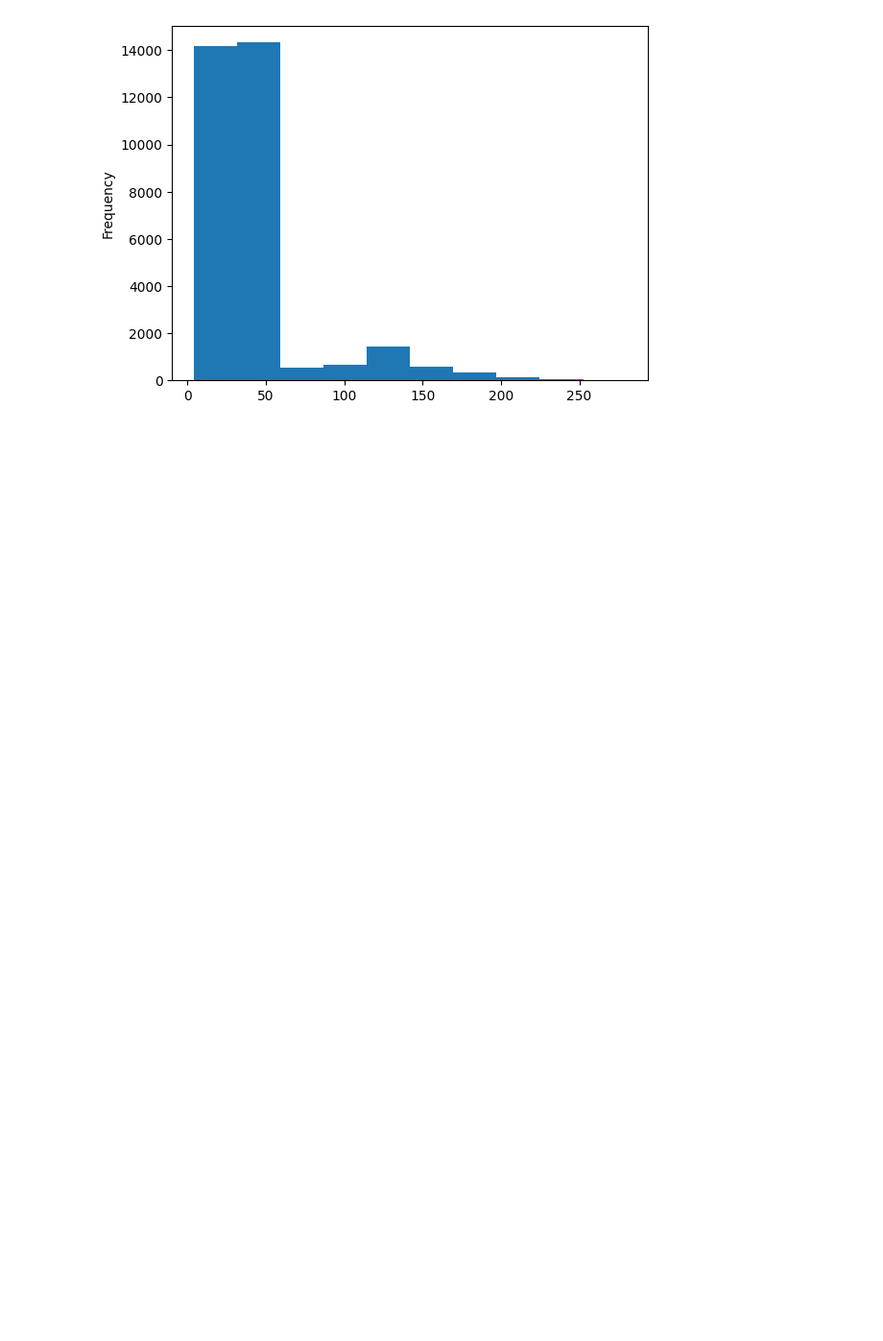
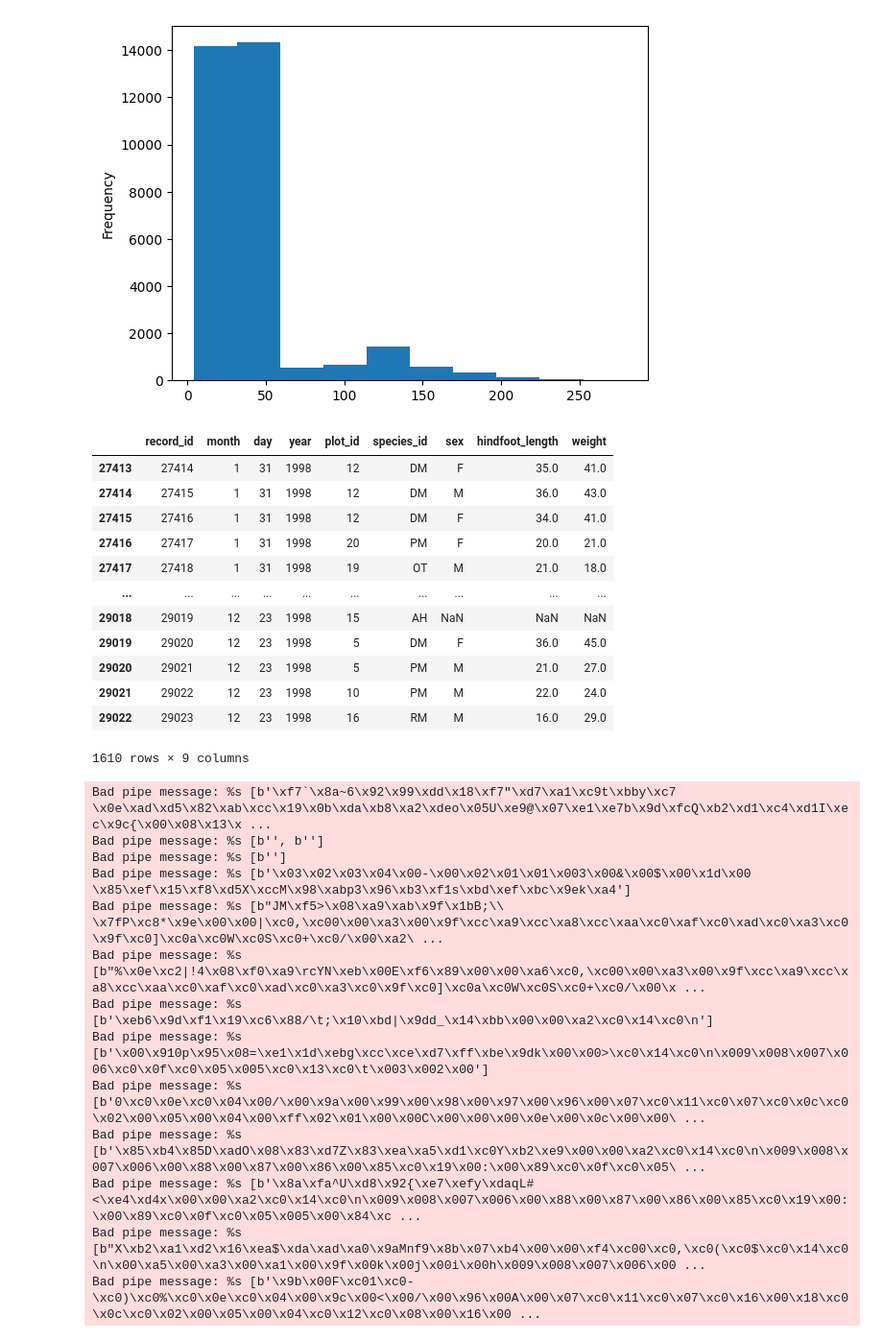
Before and after one commit to K-R-github/dimen-python-2023, a Jupyter notebook: Hello.ipynb, the cells around one changed output. Shown at 96% size. Cells and saved outputs as stored; diff of their text form; code cells hidden in the pictures; blank space fills up the shorter version.

```diff
--- a/Hello.ipynb
+++ b/Hello.ipynb
@@ -148,3 +149,32 @@ surveys_df["weight"].plot(kind="hist")
 plt.savefig("Figures/weights-barplot.png", dpi = 100)
 # %% [output]
 [figure]
+# %%
+(surveys_df["year"] == 1998) & (surveys_df["year"] == 1998)
+# %% [output]
+|  | record_id | month | day | year | plot_id | species_id | sex | hindfoot_length | weight |
+| 27413 | 27414 | 1 | 31 | 1998 | 12 | DM | F | 35.0 | 41.0 |
+| 27414 | 27415 | 1 | 31 | 1998 | 12 | DM | M | 36.0 | 43.0 |
+| 27415 | 27416 | 1 | 31 | 1998 | 12 | DM | F | 34.0 | 41.0 |
+| 27416 | 27417 | 1 | 31 | 1998 | 20 | PM | F | 20.0 | 21.0 |
+| 27417 | 27418 | 1 | 31 | 1998 | 19 | OT | M | 21.0 | 18.0 |
+| ... | ... | ... | ... | ... | ... | ... | ... | ... | ... |
+| 29018 | 29019 | 12 | 23 | 1998 | 15 | AH | NaN | NaN | NaN |
+| 29019 | 29020 | 12 | 23 | 1998 | 5 | DM | F | 36.0 | 45.0 |
+| 29020 | 29021 | 12 | 23 | 1998 | 5 | PM | M | 21.0 | 27.0 |
+| 29021 | 29022 | 12 | 23 | 1998 | 10 | PM | M | 22.0 | 24.0 |
+| 29022 | 29023 | 12 | 23 | 1998 | 16 | RM | M | 16.0 | 29.0 |
+1610 rows × 9 columns
+Bad pipe message: %s [b'\xf7`\x8a~6\x92\x99\xdd\x18\xf7"\xd7\xa1\xc9t\xbby\xc7 \x0e\xad\xd5\x82\xab\xcc\x19\x0b\xda\xb8\xa2\xdeo\x05U\xe9@\x07\xe1\xe7b\x9d\xfcQ\xb2\xd1\xc4\xd1I\xec\x9c{\x00\x08\x13\x ...
+Bad pipe message: %s [b'', b'']
+Bad pipe message: %s [b'']
+Bad pipe message: %s [b'\x03\x02\x03\x04\x00-\x00\x02\x01\x01\x003\x00&\x00$\x00\x1d\x00 \x85\xef\x15\xf8\xd5X\xccM\x98\xabp3\x96\xb3\xf1s\xbd\xef\xbc\x9ek\xa4']
+Bad pipe message: %s [b"JM\xf5>\x08\xa9\xab\x9f\x1bB;\\ \x7fP\xc8*\x9e\x00\x00|\xc0,\xc00\x00\xa3\x00\x9f\xcc\xa9\xcc\xa8\xcc\xaa\xc0\xaf\xc0\xad\xc0\xa3\xc0\x9f\xc0]\xc0a\xc0W\xc0S\xc0+\xc0/\x00\xa2\ ...
+Bad pipe message: %s [b"%\x0e\xc2|!4\x08\xf0\xa9\rcYN\xeb\x00E\xf6\x89\x00\x00\xa6\xc0,\xc00\x00\xa3\x00\x9f\xcc\xa9\xcc\xa8\xcc\xaa\xc0\xaf\xc0\xad\xc0\xa3\xc0\x9f\xc0]\xc0a\xc0W\xc0S\xc0+\xc0/\x00\x ...
+Bad pipe message: %s [b'\xeb6\x9d\xf1\x19\xc6\x88/\t;\x10\xbd|\x9dd_\x14\xbb\x00\x00\xa2\xc0\x14\xc0\n']
+Bad pipe message: %s [b'\x00\x910p\x95\x08=\xe1\x1d\xebg\xcc\xce\xd7\xff\xbe\x9dk\x00\x00>\xc0\x14\xc0\n\x009\x008\x007\x006\xc0\x0f\xc0\x05\x005\xc0\x13\xc0\t\x003\x002\x00']
+Bad pipe message: %s [b'0\xc0\x0e\xc0\x04\x00/\x00\x9a\x00\x99\x00\x98\x00\x97\x00\x96\x00\x07\xc0\x11\xc0\x07\xc0\x0c\xc0\x02\x00\x05\x00\x04\x00\xff\x02\x01\x00\x00C\x00\x00\x00\x0e\x00\x0c\x00\x00\ ...
+Bad pipe message: %s [b'\x85\xb4\x85D\xadO\x08\x83\xd7Z\x83\xea\xa5\xd1\xc0Y\xb2\xe9\x00\x00\xa2\xc0\x14\xc0\n\x009\x008\x007\x006\x00\x88\x00\x87\x00\x86\x00\x85\xc0\x19\x00:\x00\x89\xc0\x0f\xc0\x05\ ...
+Bad pipe message: %s [b'\x8a\xfa^U\xd8\x92{\xe7\xefy\xdaqL#<\xe4\xd4x\x00\x00\xa2\xc0\x14\xc0\n\x009\x008\x007\x006\x00\x88\x00\x87\x00\x86\x00\x85\xc0\x19\x00:\x00\x89\xc0\x0f\xc0\x05\x005\x00\x84\xc ...
+Bad pipe message: %s [b"X\xb2\xa1\xd2\x16\xea$\xda\xad\xa0\x9aMnf9\x8b\x07\xb4\x00\x00\xf4\xc00\xc0,\xc0(\xc0$\xc0\x14\xc0\n\x00\xa5\x00\xa3\x00\xa1\x00\x9f\x00k\x00j\x00i\x00h\x009\x008\x007\x006\x00 ...
+Bad pipe message: %s [b'\x9b\x00F\xc01\xc0-\xc0)\xc0%\xc0\x0e\xc0\x04\x00\x9c\x00<\x00/\x00\x96\x00A\x00\x07\xc0\x11\xc0\x07\xc0\x16\x00\x18\xc0\x0c\xc0\x02\x00\x05\x00\x04\xc0\x12\xc0\x08\x00\x16\x00 ...
```
Also changed, not shown: parts of 1 cell of this notebook.
